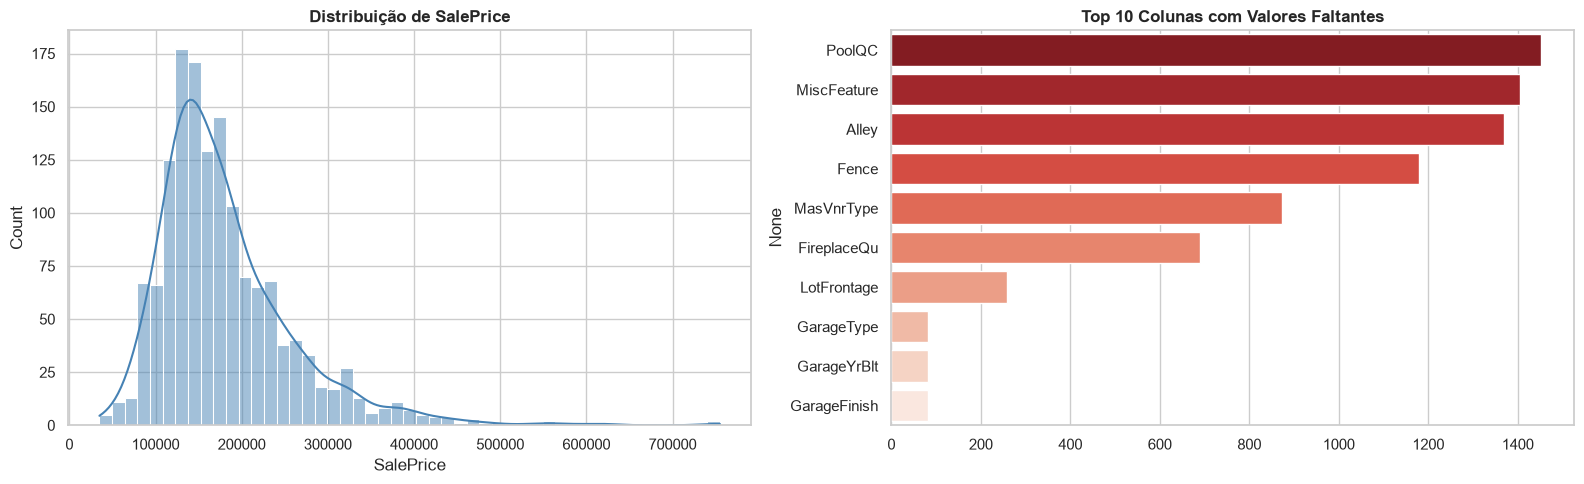
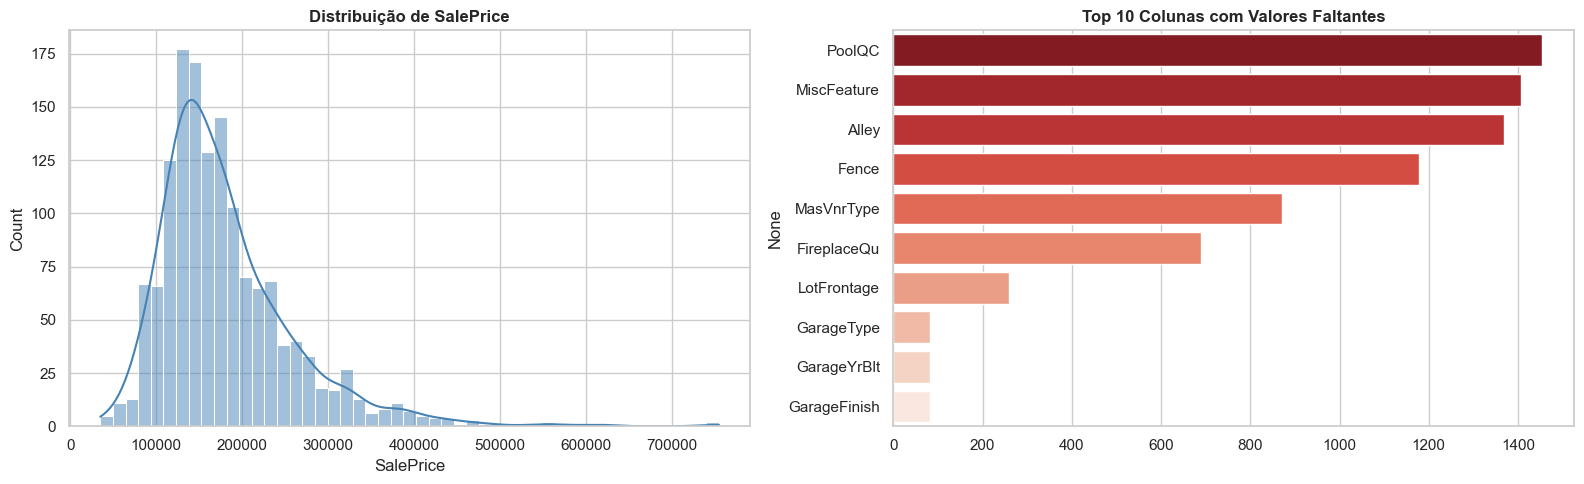
Unified diff of the notebook cell whose output changed from the first chart to the second:
--- before
+++ after
@@ -8,5 +8,5 @@
 missing = df.isnull().sum()
 missing = missing[missing > 0].sort_values(ascending=False).head(10)
-sns.barplot(x=missing.values, y=missing.index, palette='Reds_r', ax=ax[1])
+sns.barplot(x=missing.values, y=missing.index, hue=missing.index, palette='Reds_r', legend=False, ax=ax[1])
 ax[1].set_title('Top 10 Colunas com Valores Faltantes', fontweight='bold')
 

Commit: fix: remover warnings do seaborn e pandas no notebook 01